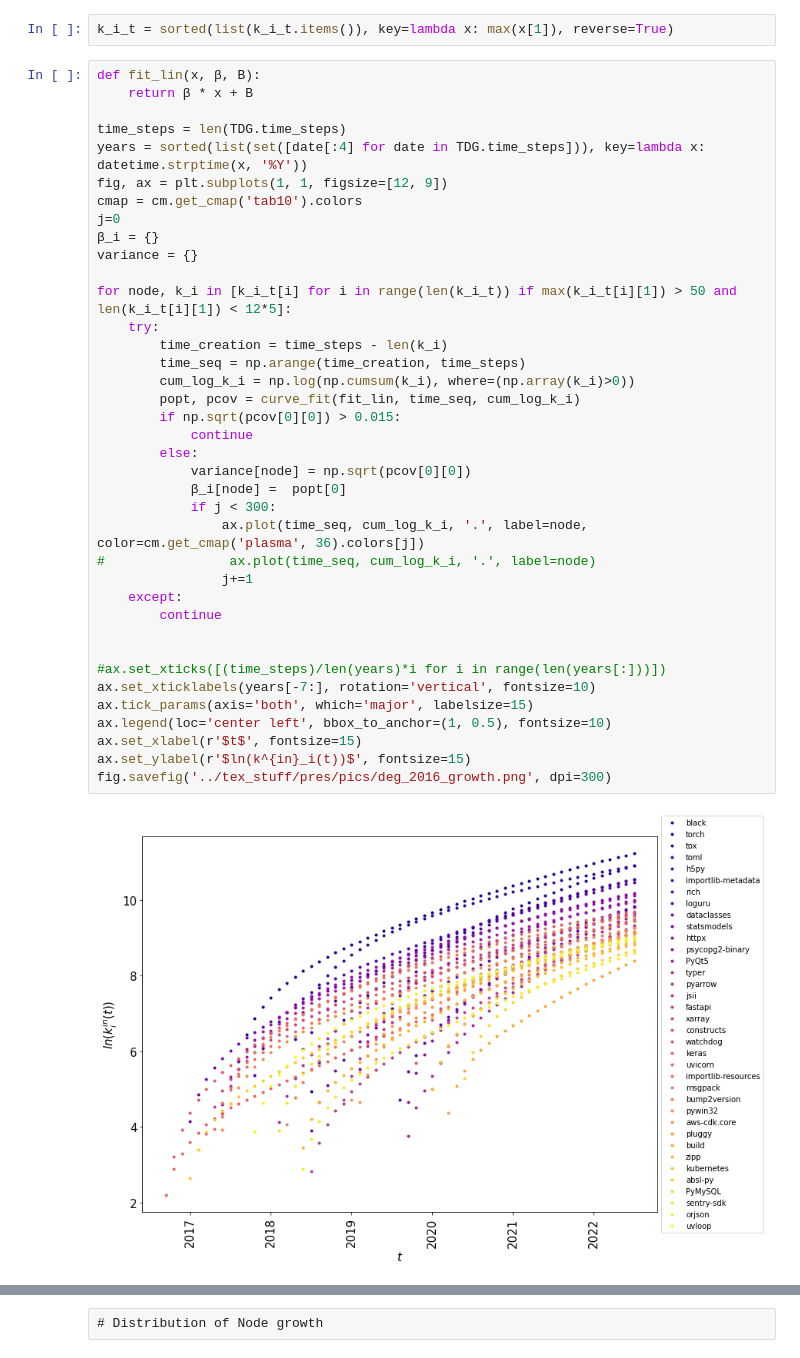
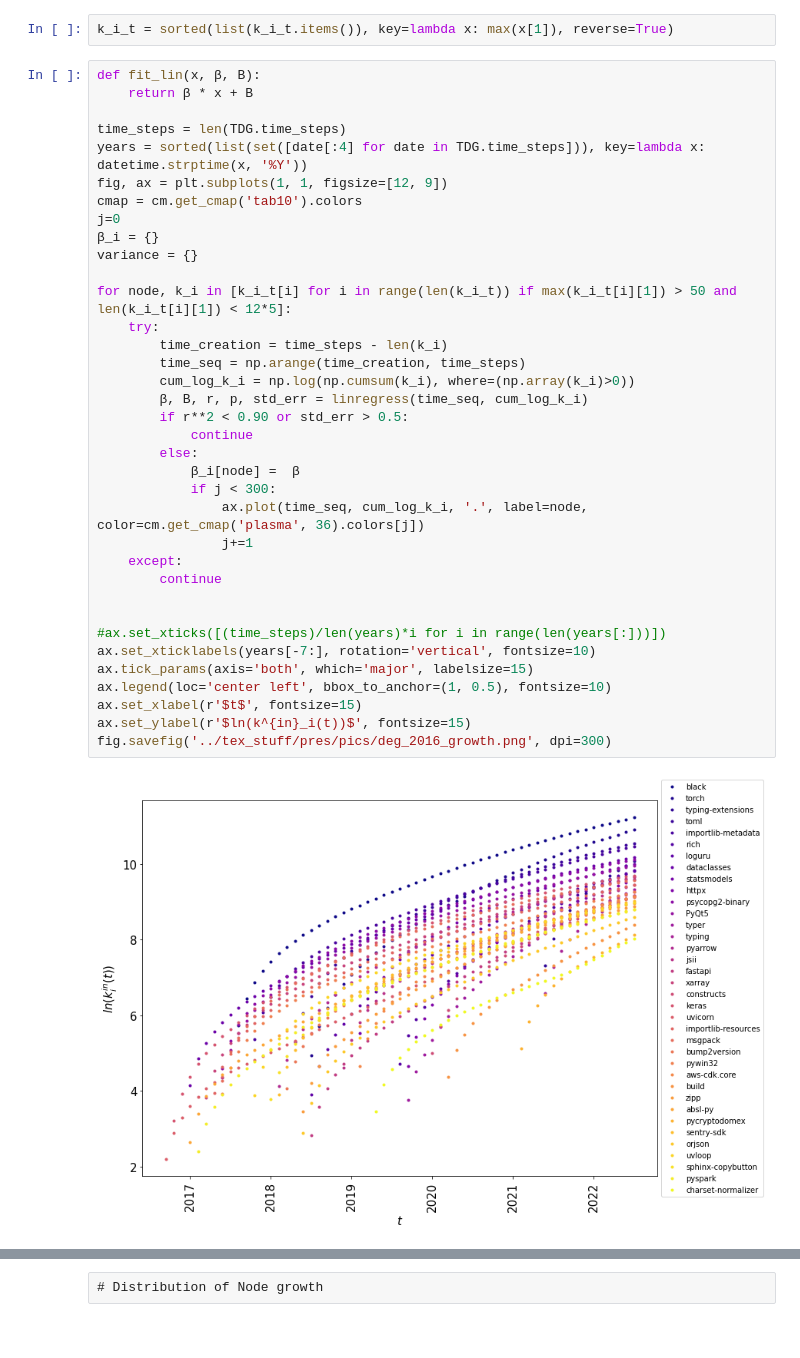
Before and after one commit to miksa234/vrproject, a Jupyter notebook: src/network_dynamic.ipynb, the cells around one changed output, grey strips where cells are left out. Saved outputs shown, nothing was run; the diff lists cells and outputs as text.

```diff
--- a/src/network_dynamic.ipynb
+++ b/src/network_dynamic.ipynb
@@ -136,36 +137,34 @@ def fit_lin(x, β, B):
 time_steps = len(TDG.time_steps)
 years = sorted(list(set([date[:4] for date in TDG.time_steps])), key=lambda x: datetime.strptime(x, '%Y'))
 fig, ax = plt.subplots(1, 1, figsize=[12, 9])
 cmap = cm.get_cmap('tab10').colors
 j=0
 β_i = {}
 variance = {}
 
 for node, k_i in [k_i_t[i] for i in range(len(k_i_t)) if max(k_i_t[i][1]) > 50 and len(k_i_t[i][1]) < 12*5]:
     try:
         time_creation = time_steps - len(k_i)
         time_seq = np.arange(time_creation, time_steps)
         cum_log_k_i = np.log(np.cumsum(k_i), where=(np.array(k_i)>0))
-        popt, pcov = curve_fit(fit_lin, time_seq, cum_log_k_i)
-        if np.sqrt(pcov[0][0]) > 0.015:
+        β, B, r, p, std_err = linregress(time_seq, cum_log_k_i)
+        if r**2 < 0.90 or std_err > 0.5:
             continue
         else:
-            variance[node] = np.sqrt(pcov[0][0])
-            β_i[node] =  popt[0]
+            β_i[node] =  β
             if j < 300:
                 ax.plot(time_seq, cum_log_k_i, '.', label=node, color=cm.get_cmap('plasma', 36).colors[j])
-#                ax.plot(time_seq, cum_log_k_i, '.', label=node)
                 j+=1
     except:
         continue
 
 
 #ax.set_xticks([(time_steps)/len(years)*i for i in range(len(years[:]))])
 ax.set_xticklabels(years[-7:], rotation='vertical', fontsize=10)
 ax.tick_params(axis='both', which='major', labelsize=15)
 ax.legend(loc='center left', bbox_to_anchor=(1, 0.5), fontsize=10)
 ax.set_xlabel(r'$t$', fontsize=15)
 ax.set_ylabel(r'$ln(k^{in}_i(t))$', fontsize=15)
 fig.savefig('../tex_stuff/pres/pics/deg_2016_growth.png', dpi=300)
 # %% [output]
-[figure, old version]
+[figure, new version]
```
Also changed, not shown: parts of 4 cells of this notebook, 6 other files.
